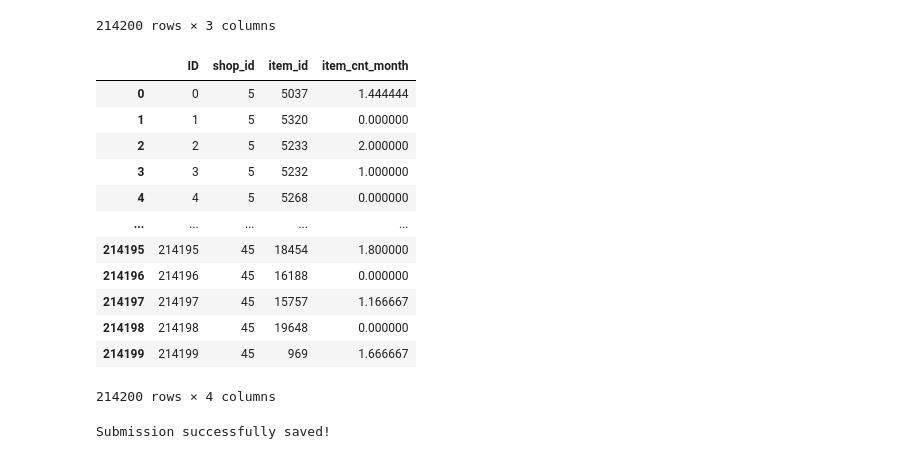
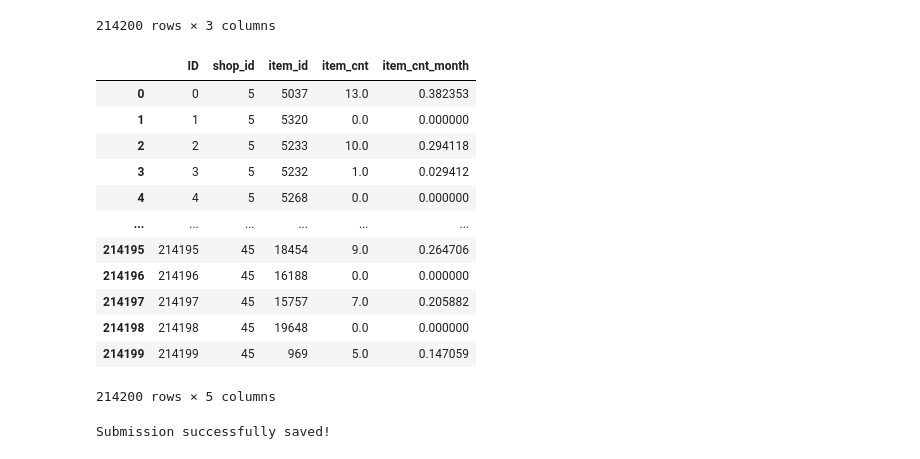
Before and after one commit to aitor-perez/kaggle, a Jupyter notebook: future-sales/exploration.ipynb, the cells around one changed output. Saved outputs shown, nothing was run; the diff lists cells and outputs as text; code cells hidden in the pictures.

Commit message:
Fixed bug when computing monthly averages

```diff
--- a/future-sales/exploration.ipynb
+++ b/future-sales/exploration.ipynb
@@ -30,6 +30,7 @@ def normalize_date(date):
     return year + '.' + month + '.' + day
 
 train_data['date'] = normalize_date(train_data['date'])
+train_data['date2'] = pd.to_datetime(train_data['date'], format="%Y.%m.%d")
 # %%
 train_data.head()
 # %% [output]
@@ -65,7 +83,7 @@ ax.plot(shop_item_data['date'], shop_item_data['item_cnt_day'], color='tab:blue'
 # %%
-agg_data = train_data.groupby(['shop_id', 'item_id', 'date_block_num'], as_index=False)['item_cnt_day'].sum().rename(columns={'item_cnt_day':'item_cnt_month'})
+agg_month_data = train_data.groupby(['shop_id', 'item_id', 'date_block_num'], as_index=False)['item_cnt_day'].sum().rename(columns={'item_cnt_day':'item_cnt_month'})
 
-agg_data
+agg_month_data.head()
 # %% [output]
 |  | shop_id | item_id | date_block_num | item_cnt_month |
 | 0 | 0 | 30 | 1 | 31.0 |
@@ -89,7 +107,9 @@ ax.plot(shop_item_agg_data['date_block_num'], shop_item_agg_data['item_cnt_month
 [<matplotlib.lines.Line2D at 0x...>]
 [figure]
 # %%
-avg_data = agg_data.groupby(['shop_id', 'item_id'], as_index=False)['item_cnt_month'].mean().rename(columns={'item_cnt_month':'item_avg_month'})
+agg_all_time_data = agg_month_data.groupby(['shop_id', 'item_id'], as_index=False)['item_cnt_month'].sum().rename(columns={'item_cnt_month': 'item_cnt'})
 
-avg_data
+agg_all_time_data['item_avg'] = agg_all_time_data['item_cnt'] / 34
+
+agg_all_time_data.head()
 # %% [output]
@@ -123,23 +136,23 @@ test_data
 | 214199 | 214199 | 45 | 969 |
 214200 rows × 3 columns
 # %%
-predictions = pd.merge(test_data, avg_data, on=['shop_id', 'item_id'], how='left').rename(columns={'item_avg_month': 'item_cnt_month'}).fillna(0)
+predictions = pd.merge(test_data, agg_all_time_data, on=['shop_id', 'item_id'], how='left').rename(columns={'item_avg': 'item_cnt_month'}).fillna(0)
 
 predictions
 # %% [output]
-|  | ID | shop_id | item_id | item_cnt_month |
-| 0 | 0 | 5 | 5037 | 1.444444 |
-| 1 | 1 | 5 | 5320 | 0.000000 |
-| 2 | 2 | 5 | 5233 | 2.000000 |
-| 3 | 3 | 5 | 5232 | 1.000000 |
-| 4 | 4 | 5 | 5268 | 0.000000 |
-| ... | ... | ... | ... | ... |
-| 214195 | 214195 | 45 | 18454 | 1.800000 |
-| 214196 | 214196 | 45 | 16188 | 0.000000 |
-| 214197 | 214197 | 45 | 15757 | 1.166667 |
-| 214198 | 214198 | 45 | 19648 | 0.000000 |
-| 214199 | 214199 | 45 | 969 | 1.666667 |
+|  | ID | shop_id | item_id | item_cnt | item_cnt_month |
+| 0 | 0 | 5 | 5037 | 13.0 | 0.382353 |
+| 1 | 1 | 5 | 5320 | 0.0 | 0.000000 |
+| 2 | 2 | 5 | 5233 | 10.0 | 0.294118 |
+| 3 | 3 | 5 | 5232 | 1.0 | 0.029412 |
+| 4 | 4 | 5 | 5268 | 0.0 | 0.000000 |
+| ... | ... | ... | ... | ... | ... |
+| 214195 | 214195 | 45 | 18454 | 9.0 | 0.264706 |
+| 214196 | 214196 | 45 | 16188 | 0.0 | 0.000000 |
+| 214197 | 214197 | 45 | 15757 | 7.0 | 0.205882 |
+| 214198 | 214198 | 45 | 19648 | 0.0 | 0.000000 |
+| 214199 | 214199 | 45 | 969 | 5.0 | 0.147059 |
-214200 rows × 4 columns
+214200 rows × 5 columns
 # %%
 output = pd.DataFrame({'ID': predictions['ID'], 'item_cnt_month': predictions['item_cnt_month']})
 output.to_csv('predictions/averages.csv', index=False)
```
Also changed, not shown: parts of 7 cells of this notebook, 1 other file.
